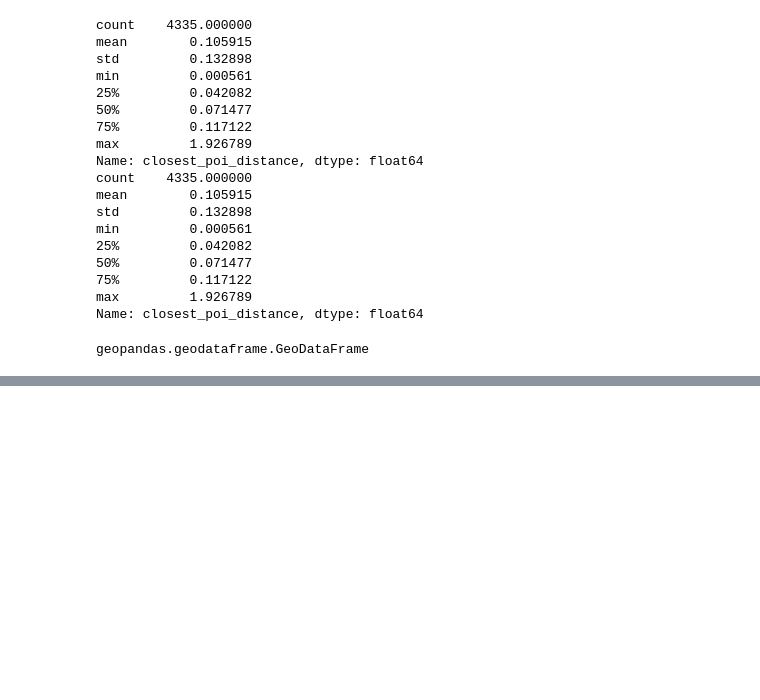
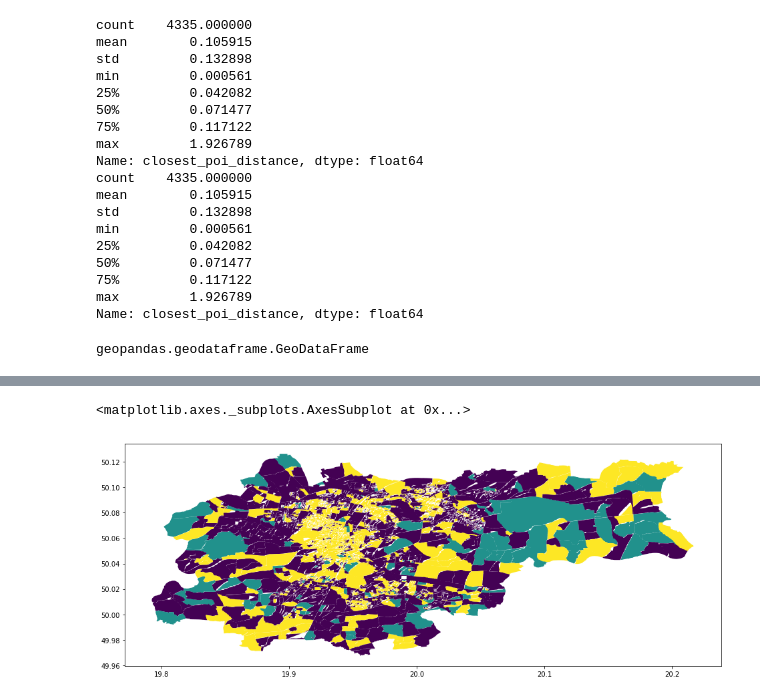
Before and after one commit to kowaalczyk/maraton-analizy-danych, a Jupyter notebook: src/Starter.ipynb, the cells around one changed output, grey strips where cells are left out. Cells and saved outputs as stored; diff of their text form; code cells hidden in the pictures; blank space fills up the shorter version.

```diff
--- a/src/Starter.ipynb
+++ b/src/Starter.ipynb
@@ -427,3 +510,9 @@ model_data.head()
+# %%
+model_data_full['cluster'] = pd.Series(clusters)
+model_data_full.plot(column='cluster',  figsize=(16,16))
+# %% [output]
+<matplotlib.axes._subplots.AxesSubplot at 0x...>
+[figure, added]
 # %%
 model_data.to_csv('../datasets/model_data.csv')
 # %%
```
Also changed, not shown: parts of 5 cells of this notebook, 2 other files.
